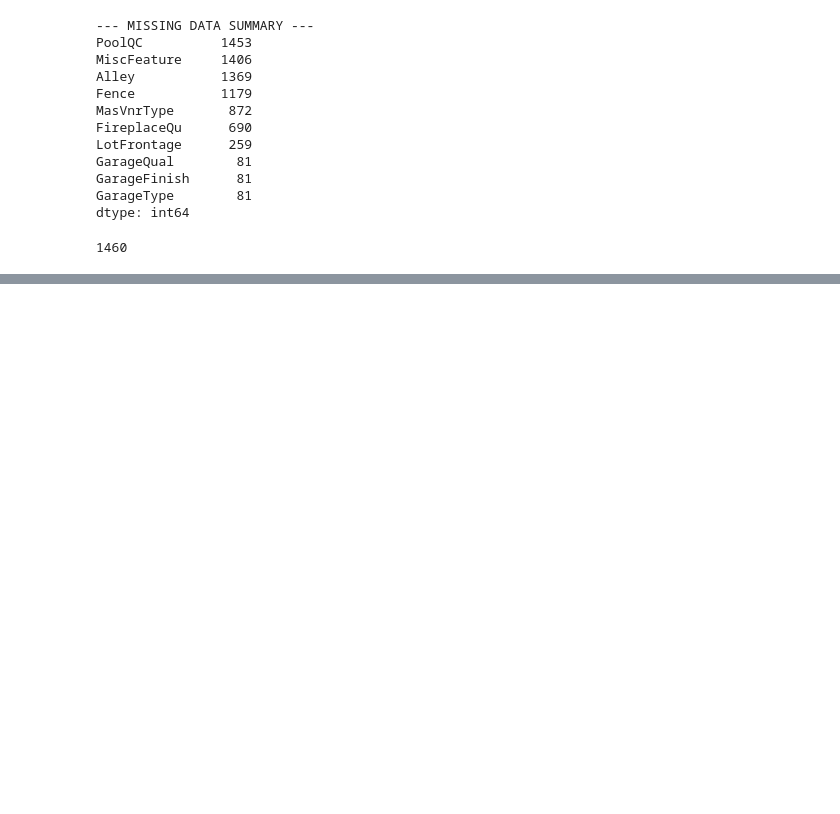
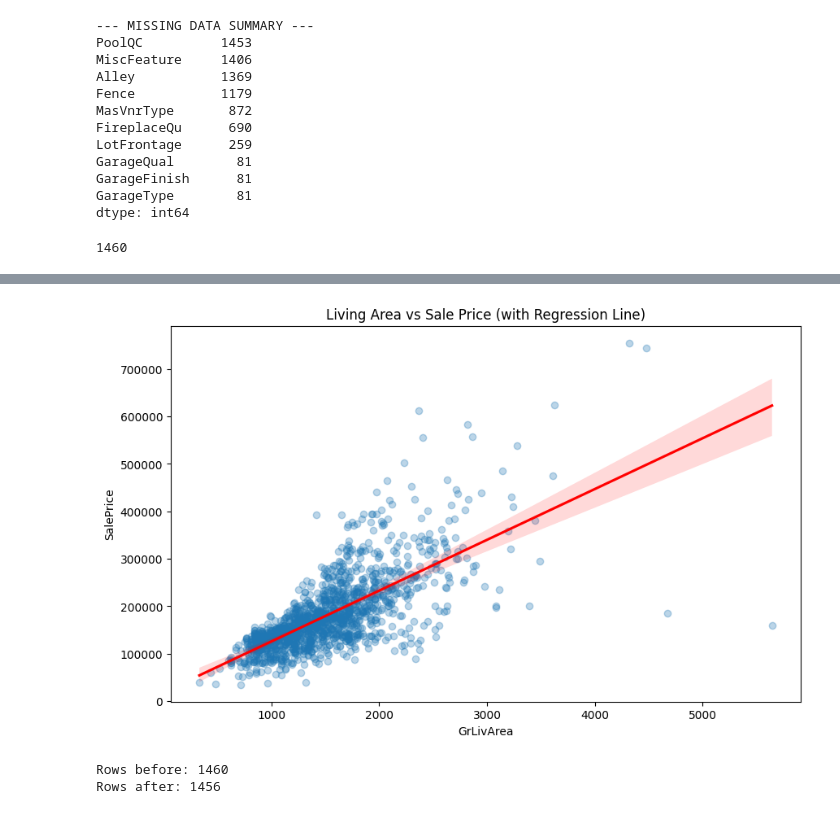
Before and after one commit to siddhistan/Housing-price-prediction, a Jupyter notebook: housing_project/notebooks/exploration.ipynb, the cells around one changed output, grey strips where cells are left out. Saved outputs shown, nothing was run; the diff lists cells and outputs as text; code cells hidden in the pictures; blank space fills up the shorter version.

```diff
--- a/housing_project/notebooks/exploration.ipynb
+++ b/housing_project/notebooks/exploration.ipynb
@@ -54,0 +121,20 @@ print(len(df))
+# %%
+# ===========grlivarea is the best feature against sales_price===========
+#===========We are seeing how it scales with sales price===============
+plt.figure(figsize=(10, 6))
+sns.regplot(x=df_cleaned['GrLivArea'], y=df_cleaned['SalePrice'], scatter_kws={'alpha':0.3}, line_kws={'color':'red'})
+plt.title('Living Area vs Sale Price (with Regression Line)')
+plt.show()
+# %% [output]
+[figure, added]
+# %%
+#handling outliers
+# Create a final version of the data without the extreme outliers
+# We are filtering the 'GrLivArea' to stay under 4000 square feet
+df_final = df_cleaned[df_cleaned['GrLivArea'] < 4000]
+
+print(f"Rows before: {len(df_cleaned)}")
+print(f"Rows after: {len(df_final)}")
+# %% [output]
+Rows before: 1460
+Rows after: 1456
```
Also changed, not shown: parts of 18 cells of this notebook, 6 other files.
